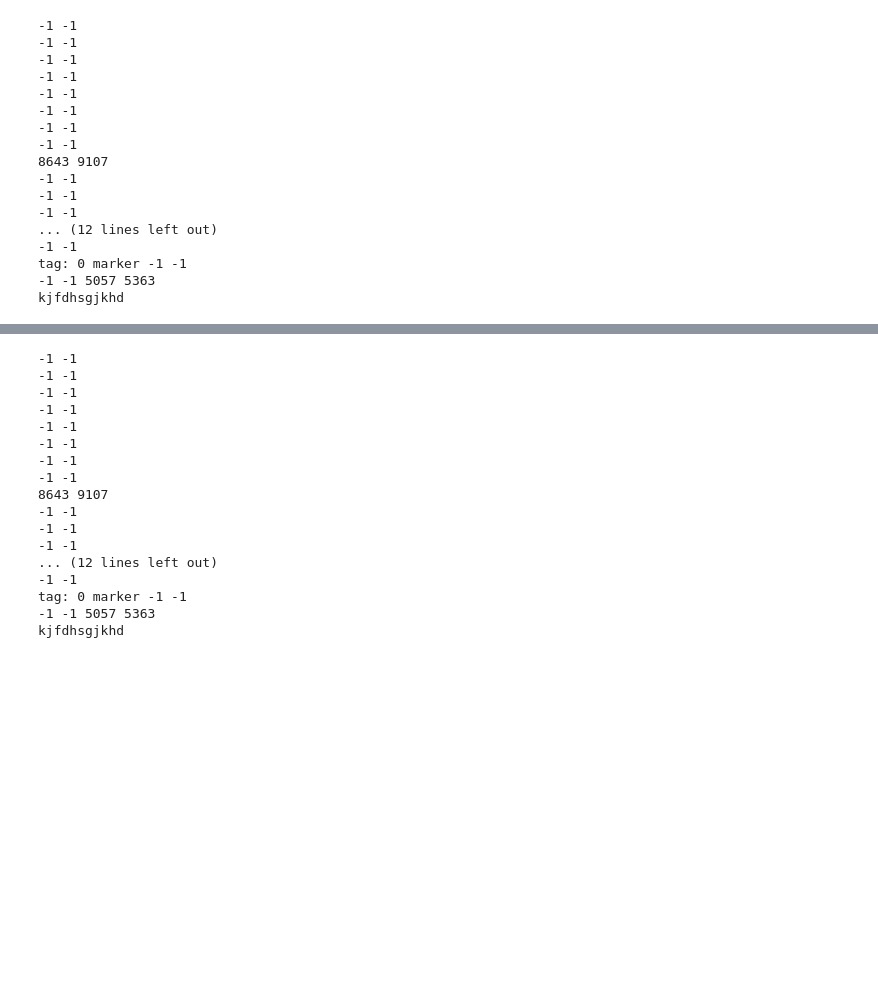
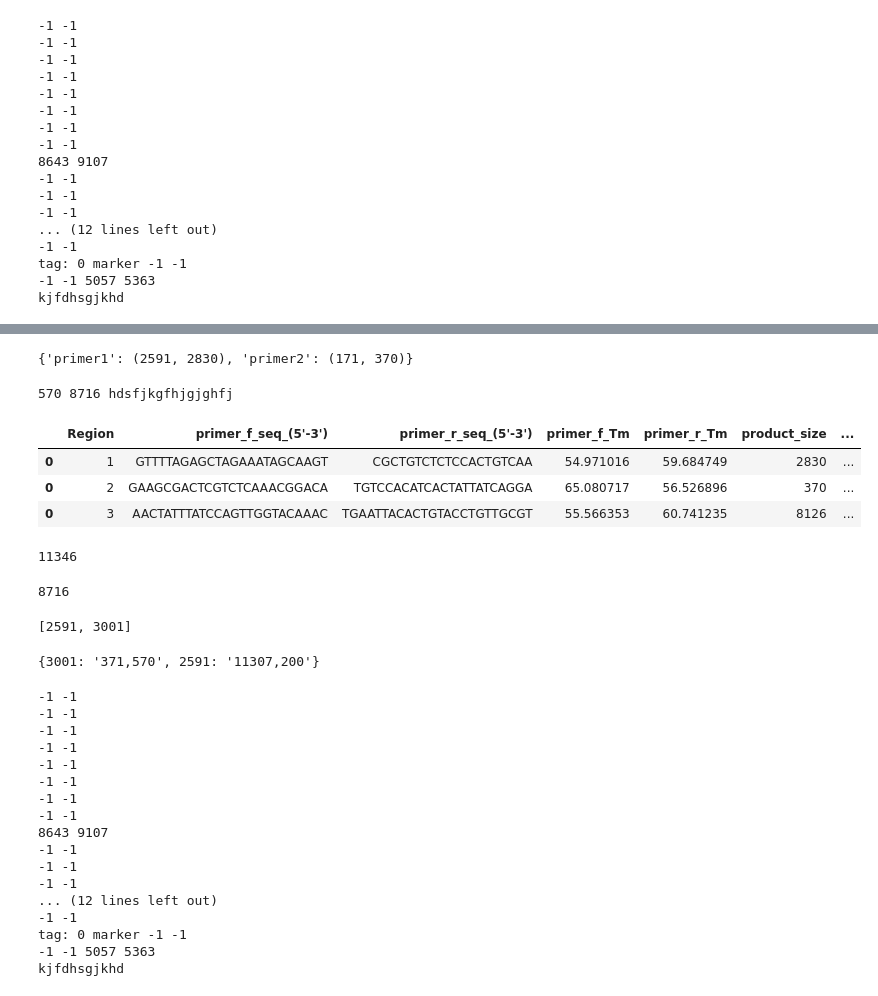
Before and after one commit to editSeqDesign/primer_desgin, a Jupyter notebook: two_plasmid_system_test.ipynb, the cells around one changed output, grey strips where cells are left out. Cells and saved outputs as stored; diff of their text form; code cells hidden in the pictures; blank space fills up the shorter version.

```diff
--- a/two_plasmid_system_test.ipynb
+++ b/two_plasmid_system_test.ipynb
@@ -213,0 +279,2 @@ plasmid_primer_desgin_type = 1
+# %%
+sgRNA_region_json = {'region1': '371,570', 'region2': '11307,200'}
@@ -213,0 +310,34 @@ plasmid_primer_desgin_type = 1
+# %%
+#针对sgRNA质粒的操作：
+#确定第一条引物的位置在质粒上的位置：先找到启动子终止子的绝对位置，再确定相对位置，再确定绝对位置
+promoter_terminator_seq = sgRNA_plasmid_region_seq['promoter_seq']+sgRNA_plasmid_region_seq['n20_coordinate_seq']+sgRNA_plasmid_region_seq['terminator_seq']
+promoter_terminator_start = sgRNA_plasmid_seq.find(promoter_terminator_seq)
+promoter_terminator_end = promoter_terminator_start + len(promoter_terminator_seq)
+first_primer_position_in_promoter_terminator = promoter_terminator_seq.find(sgRNA_plasmid_region_seq['terminator_seq'])
+first_primer_start_position = promoter_terminator_start + first_primer_position_in_promoter_terminator
+#将用户提供的质粒设计区域转换成，各个区域之间的最小，最大距离
+sgRNA_plasmid_seq_len = len(sgRNA_plasmid_seq)
+sgRNA_distance_dict = region_2_distance(sgRNA_plasmid_seq_len, sgRNA_region_json,first_primer_start_position)
+# %% [output]
+{'primer1': (2591, 2830), 'primer2': (171, 370)}
+# %%
+#针对区域设计引物，特殊处理第一条和最后一条引物
+sgRNA_plasmid_primer_result_list = p_d_seq.design_primer_by_region_in_plasmid(first_primer_start_position, sgRNA_plasmid_seq, sgRNA_distance_dict, 20)
+sgRNA_plasmid_primer_df =  su.result_primer_list_to_df(sgRNA_plasmid_primer_result_list)
+# %% [output]
+570 8716 hdsfjkgfhjgjghfj
+# %%
+sgRNA_plasmid_primer_df
+# %% [output]
+|  | Region | primer_f_seq_(5'-3') | primer_r_seq_(5'-3') | primer_f_Tm | primer_r_Tm | product_size | ... |
+| 0 | 1 | GTTTTAGAGCTAGAAATAGCAAGT | CGCTGTCTCTCCACTGTCAA | 54.971016 | 59.684749 | 2830 | ... |
+| 0 | 2 | GAAGCGACTCGTCTCAAACGGACA | TGTCCACATCACTATTATCAGGA | 65.080717 | 56.526896 | 370 | ... |
+| 0 | 3 | AACTATTTATCCAGTTGGTACAAAC | TGAATTACACTGTACCTGTTGCGT | 55.566353 | 60.741235 | 8126 | ... |
+# %%
+sgRNA_plasmid_seq_len
+# %% [output]
+11346
+# %%
+first_primer_start_position
+# %% [output]
+8716
@@ -214 +356,9 @@ plasmid_primer_desgin_type = 1
+# %%
+sorted_distance
+# %% [output]
+[2591, 3001]
+# %%
+distance_dict
+# %% [output]
+{3001: '371,570', 2591: '11307,200'}
 # %%
```
Also changed, not shown: parts of 41 cells of this notebook, 8 other files.
